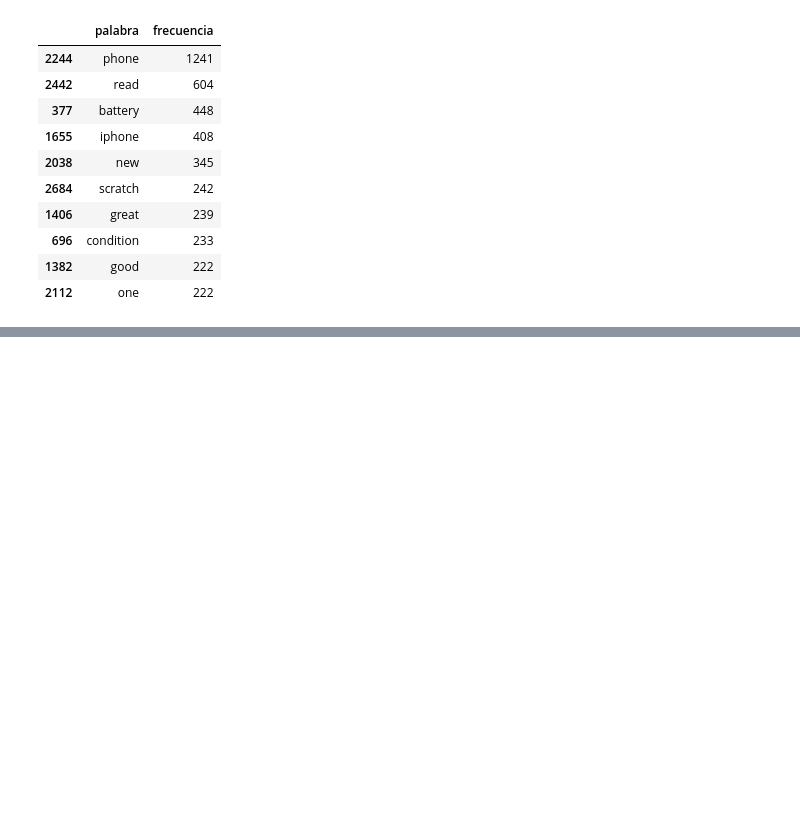
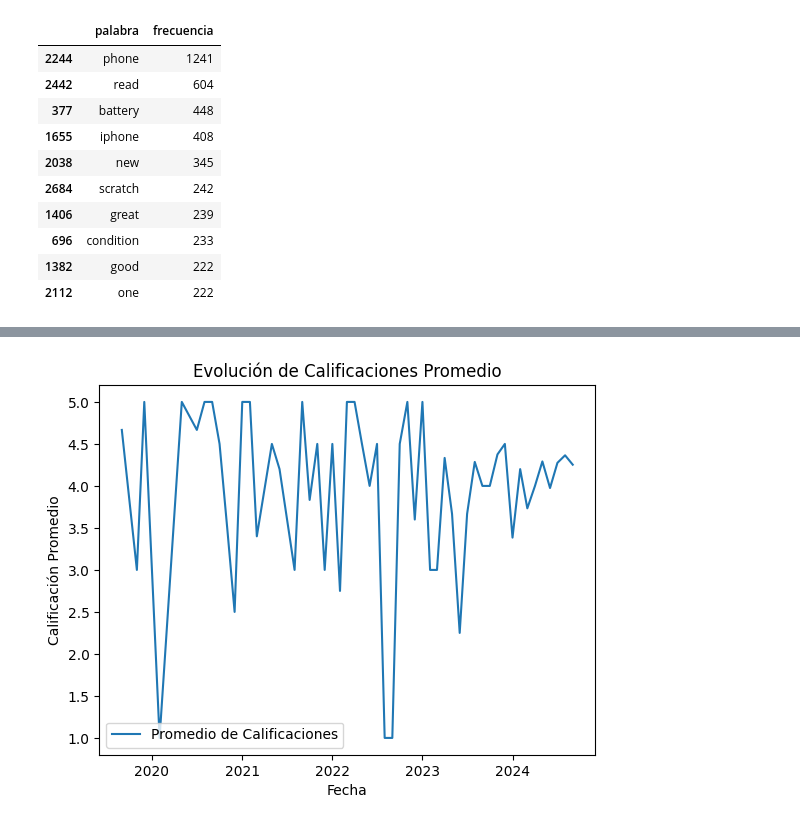
Before and after one commit to HugoFraile7/ProyectoDDCGrupoA, a Jupyter notebook: entrega_3/mineria_preparacion_series.ipynb, the cells around one changed output, grey strips where cells are left out. Cells and saved outputs as stored; diff of their text form; code cells hidden in the pictures; blank space fills up the shorter version.

```diff
--- a/entrega_3/mineria_preparacion_series.ipynb
+++ b/entrega_3/mineria_preparacion_series.ipynb
@@ -139,0 +158,10 @@ word_freq.head(10)
+# %%
+# Visualizar Promedio de Calificaciones por Mes
+plt.plot(metrics_per_month['fecha'], metrics_per_month['avg_rating'], label='Promedio de Calificaciones')
+plt.xlabel('Fecha')
+plt.ylabel('Calificación Promedio')
+plt.title('Evolución de Calificaciones Promedio')
+plt.legend()
+plt.show()
+# %% [output]
+[figure, added]
```
Also changed, not shown: parts of 8 cells of this notebook.
